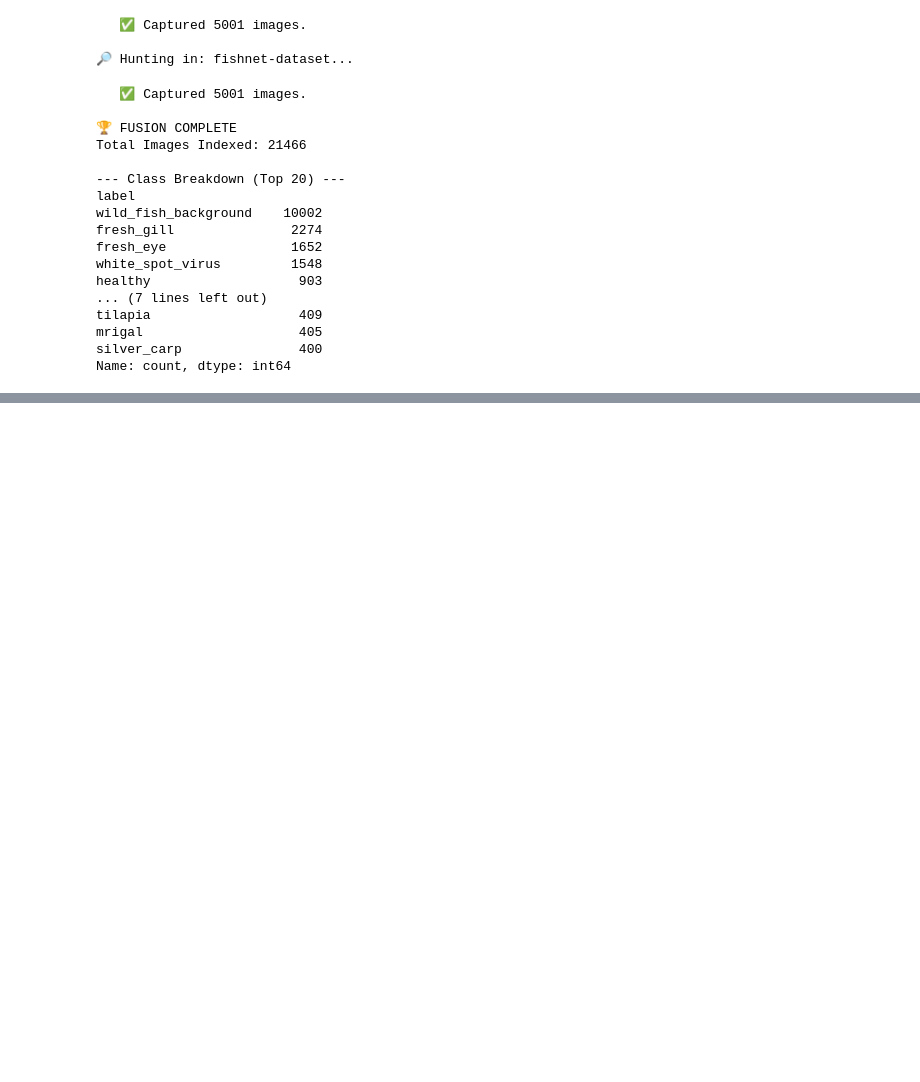
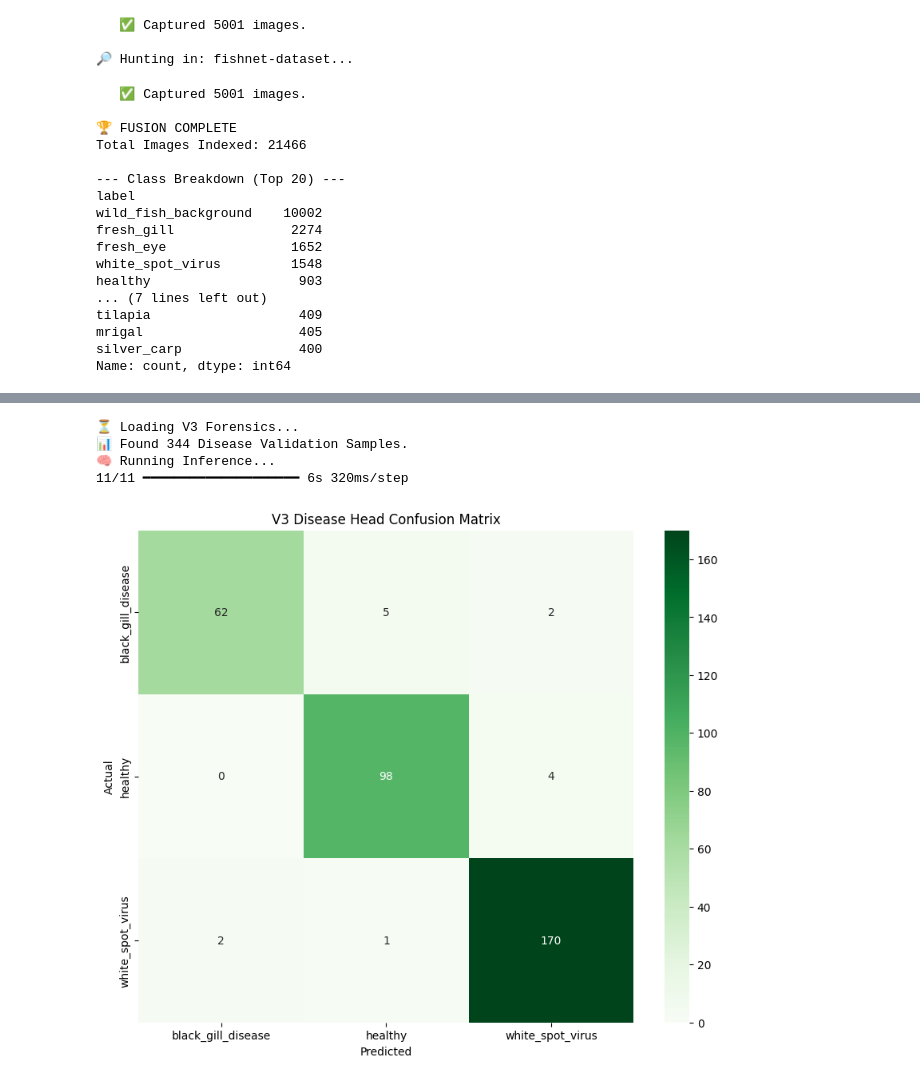
Before and after one commit to David4988/FishNet-ML-Grand-Finale, a Jupyter notebook: fishnet-ml-grand-finale-notebook.ipynb, the cells around one changed output, grey strips where cells are left out. Saved outputs shown, nothing was run; the diff lists cells and outputs as text; code cells hidden in the pictures; blank space fills up the shorter version.

Commit message:
Kaggle Notebook | FishNet ML Grand Finale notebook | Version 3 | Complete

```diff
--- a/fishnet-ml-grand-finale-notebook.ipynb
+++ b/fishnet-ml-grand-finale-notebook.ipynb
@@ -275,0 +691,74 @@ KeyError: '[105, 176, 719, 884, 1250, 1366, 1376, 2057, 2074, 2093, 2103, 2112,
+# %%
+import tensorflow as tf
+import pandas as pd
+import numpy as np
+import seaborn as sns
+import matplotlib.pyplot as plt
+from sklearn.metrics import confusion_matrix, classification_report
+from sklearn.preprocessing import LabelEncoder
+
+# --- CONFIGURATION ---
+MODEL_PATH = "fishnet_v3_best.h5" # Load the V3 checkpoint
+VAL_CSV = "/kaggle/working/processed/val_final.csv"
+
+print("⏳ Loading V3 Forensics...")
+
+# 1. Load Data
+val_df = pd.read_csv(VAL_CSV)
+val_disease_df = val_df[val_df['type'] == 'disease'].copy()
+print(f"📊 Found {len(val_disease_df)} Disease Validation Samples.")
+
+# 2. Re-create Encoder
+train_df = pd.read_csv("/kaggle/working/processed/train_final.csv")
+disease_list = train_df['label'][train_df['type'] == 'disease'].unique()
+disease_list = np.sort(disease_list)
+dz_encoder = LabelEncoder()
+dz_encoder.fit(disease_list)
+CLASSES = dz_encoder.classes_
+
+# 3. Load Model (With Custom Object Dummy)
+# Need to define the Focal Loss dummy for loading
+custom_objects = {
+    "masked_sparse_categorical": lambda y, p: 0.0,
+    "masked_mse": lambda y, p: 0.0,
+    "sparse_categorical_focal_loss": lambda gamma, alpha: (lambda y, p: 0.0),
+    "focal_loss_fixed": lambda y, p: 0.0, # In case it saved the inner function name
+    "Cast": tf.keras.layers.Layer
+}
+model = tf.keras.models.load_model(MODEL_PATH, custom_objects=custom_objects, compile=False)
+
+# 4. Run Inference
+print("🧠 Running Inference...")
+def preprocess(path):
+    img = tf.io.read_file(path)
+    img = tf.io.decode_jpeg(img, channels=3)
+    img = tf.image.resize(img, (224, 224))
+    img = tf.cast(img, tf.float32) / 255.0
+    return img
+
+paths = val_disease_df['new_path'].values
+true_labels = dz_encoder.transform(val_disease_df['label'].values)
+images = np.array([preprocess(p).numpy() for p in paths])
+
+preds = model.predict(images, verbose=1)
+disease_preds = np.argmax(preds[2], axis=1) # Head 2 is Disease
+
+# 5. The Verdict
+cm = confusion_matrix(true_labels, disease_preds)
+
+plt.figure(figsize=(10, 8))
+sns.heatmap(cm, annot=True, fmt='d', cmap='Greens',
+            xticklabels=CLASSES, yticklabels=CLASSES)
+plt.xlabel('Predicted')
+plt.ylabel('Actual')
+plt.title('V3 Disease Head Confusion Matrix')
+plt.show()
+
+print("\n📋 CLASSIFICATION REPORT:")
+print(classification_report(true_labels, disease_preds, target_names=CLASSES))
+# %% [output]
+⏳ Loading V3 Forensics...
+📊 Found 344 Disease Validation Samples.
+🧠 Running Inference...
+11/11 ━━━━━━━━━━━━━━━━━━━━ 6s 320ms/step
+[figure, added]
```
Also changed, not shown: parts of 7 cells of this notebook.
